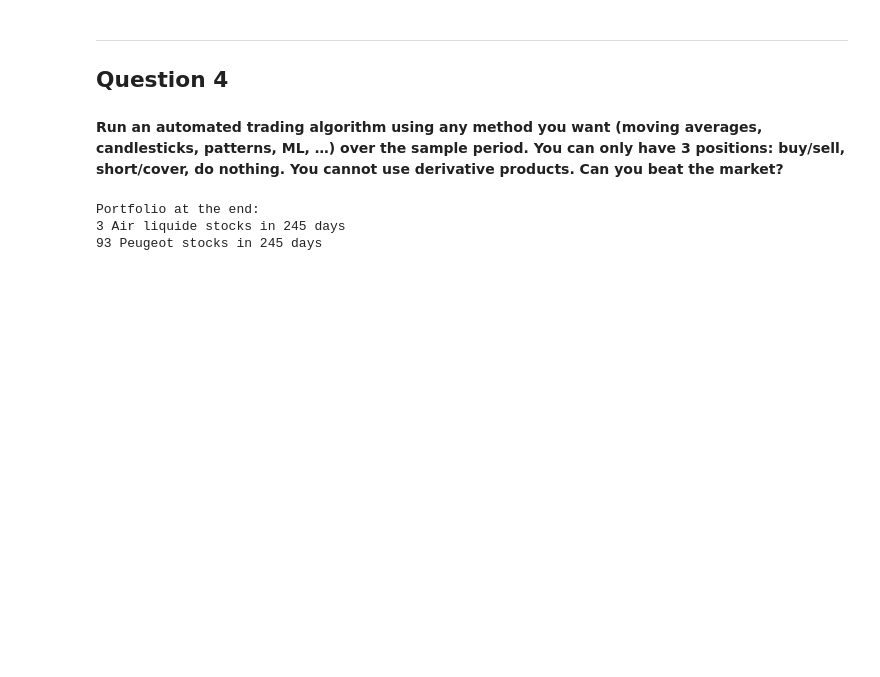
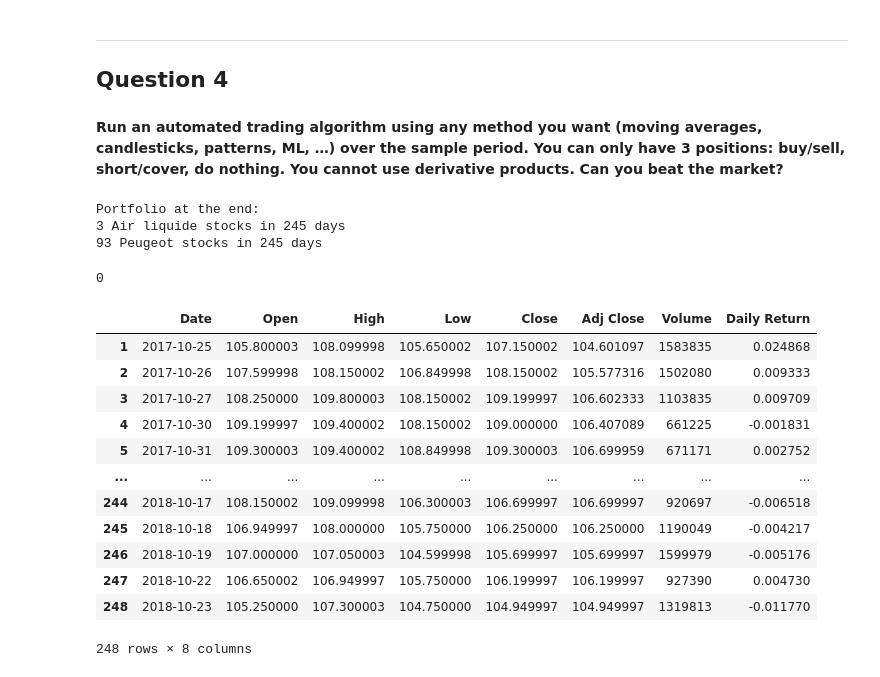
Before and after one commit to leonardohannas/MODS205_TelecomParis, a Jupyter notebook: proj.ipynb, the cells around one changed output. Drawn from its saved outputs; the diff is of its cells as text; code cells hidden in the pictures; blank space fills up the shorter version.

```diff
--- a/proj.ipynb
+++ b/proj.ipynb
@@ -593,3 +613,23 @@ print(f"{peugeot_position} Peugeot stocks in {len(peugeot_stock) - 3} days")
 Portfolio at the end:
 3 Air liquide stocks in 245 days
 93 Peugeot stocks in 245 days
+# %%
+1 // 2
+# %% [output]
+0
+# %%
+air_liquide_stock
+# %% [output]
+|  | Date | Open | High | Low | Close | Adj Close | Volume | Daily Return |
+| 1 | 2017-10-25 | 105.800003 | 108.099998 | 105.650002 | 107.150002 | 104.601097 | 1583835 | 0.024868 |
+| 2 | 2017-10-26 | 107.599998 | 108.150002 | 106.849998 | 108.150002 | 105.577316 | 1502080 | 0.009333 |
+| 3 | 2017-10-27 | 108.250000 | 109.800003 | 108.150002 | 109.199997 | 106.602333 | 1103835 | 0.009709 |
+| 4 | 2017-10-30 | 109.199997 | 109.400002 | 108.150002 | 109.000000 | 106.407089 | 661225 | -0.001831 |
+| 5 | 2017-10-31 | 109.300003 | 109.400002 | 108.849998 | 109.300003 | 106.699959 | 671171 | 0.002752 |
+| ... | ... | ... | ... | ... | ... | ... | ... | ... |
+| 244 | 2018-10-17 | 108.150002 | 109.099998 | 106.300003 | 106.699997 | 106.699997 | 920697 | -0.006518 |
+| 245 | 2018-10-18 | 106.949997 | 108.000000 | 105.750000 | 106.250000 | 106.250000 | 1190049 | -0.004217 |
+| 246 | 2018-10-19 | 107.000000 | 107.050003 | 104.599998 | 105.699997 | 105.699997 | 1599979 | -0.005176 |
+| 247 | 2018-10-22 | 106.650002 | 106.949997 | 105.750000 | 106.199997 | 106.199997 | 927390 | 0.004730 |
+| 248 | 2018-10-23 | 105.250000 | 107.300003 | 104.750000 | 104.949997 | 104.949997 | 1319813 | -0.011770 |
+248 rows × 8 columns
```
Also changed, not shown: parts of 3 cells of this notebook.
